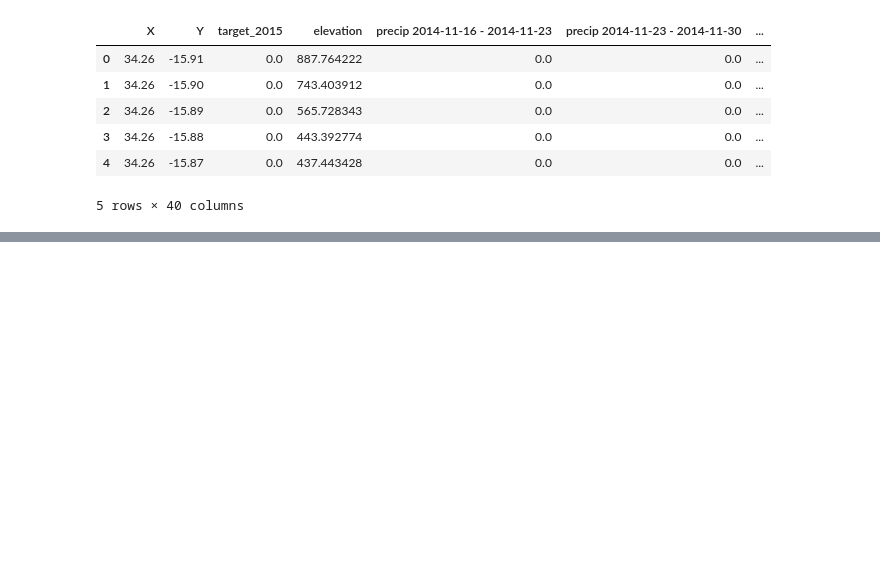
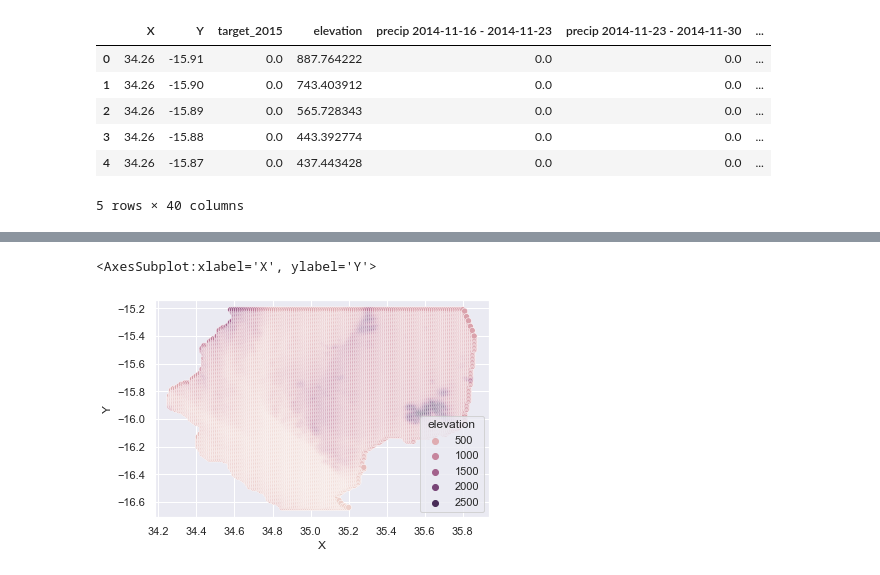
Before and after one commit to IoanaCristescu15/Malawi-Flood-Prediction, a Jupyter notebook: EDA Notebook.ipynb, the cells around one changed output, grey strips where cells are left out. Cells and saved outputs as stored; diff of their text form; code cells hidden in the pictures; blank space fills up the shorter version.

Commit message:
Edits and EDA
I made some edits to your code. I also tried doing some EDA, but the data we were given is really clean so there's nothing else to really worry about

```diff
--- a/EDA Notebook.ipynb
+++ b/EDA Notebook.ipynb
@@ -8,7 +8,8 @@ sns.set()
 import warnings
 warnings.simplefilter("ignore")
 # %%
-pd.read_csv('Train.csv').head()
+df = pd.read_csv('Train.csv')
+df.head()
 # %% [output]
 |  | X | Y | target_2015 | elevation | precip 2014-11-16 - 2014-11-23 | precip 2014-11-23 - 2014-11-30 | ... |
 | 0 | 34.26 | -15.91 | 0.0 | 887.764222 | 0.0 | 0.0 | ... |
@@ -19,0 +67,14 @@ pd.read_csv('Train.csv').head()
+# %%
+df['yearOne_14_15'] = 0
+weeks = ['precip 2014-11-16 - 2014-11-23',
+       'precip 2014-11-23 - 2014-11-30', 'precip 2014-11-30 - 2014-12-07',
+       'precip 2014-12-07 - 2014-12-14', 'precip 2014-12-14 - 2014-12-21',
+       'precip 2014-12-21 - 2014-12-28', 'precip 2014-12-28 - 2015-01-04',
+       'precip 2015-01-04 - 2015-01-11', 'precip 2015-01-11 - 2015-01-18',
+       'precip 2015-01-18 - 2015-01-25', 'precip 2015-01-25 - 2015-02-01',
+       'precip 2015-02-01 - 2015-02-08', 'precip 2015-02-08 - 2015-02-15',
+       'precip 2015-02-15 - 2015-02-22', 'precip 2015-02-22 - 2015-03-01',
+       'precip 2015-03-01 - 2015-03-08', 'precip 2015-03-08 - 2015-03-15']
+for week in weeks:
+    df["yearOne_14_15"] += df[week]
+df.head()
@@ -19,0 +89,14 @@ pd.read_csv('Train.csv').head()
+# %%
+df['yearTwo_19'] = 0
+weeks = ['precip 2019-01-20 - 2019-01-27', 'precip 2019-01-27 - 2019-02-03',
+       'precip 2019-02-03 - 2019-02-10', 'precip 2019-02-10 - 2019-02-17',
+       'precip 2019-02-17 - 2019-02-24', 'precip 2019-02-24 - 2019-03-03',
+       'precip 2019-03-03 - 2019-03-10', 'precip 2019-03-10 - 2019-03-17',
+       'precip 2019-03-17 - 2019-03-24', 'precip 2019-03-24 - 2019-03-31',
+       'precip 2019-03-31 - 2019-04-07', 'precip 2019-04-07 - 2019-04-14',
+       'precip 2019-04-14 - 2019-04-21', 'precip 2019-04-21 - 2019-04-28',
+       'precip 2019-04-28 - 2019-05-05', 'precip 2019-05-05 - 2019-05-12',
+       'precip 2019-05-12 - 2019-05-19']
+for week in weeks:
+    df["yearTwo_19"] += df[week]
+df.head()
@@ -19,0 +111,5 @@ pd.read_csv('Train.csv').head()
+# %%
+sns.scatterplot(x='X', y='Y', data=df, hue="elevation")
+# %% [output]
+<AxesSubplot:xlabel='X', ylabel='Y'>
+[figure, added]
```
Also changed, not shown: parts of 10 cells of this notebook.
